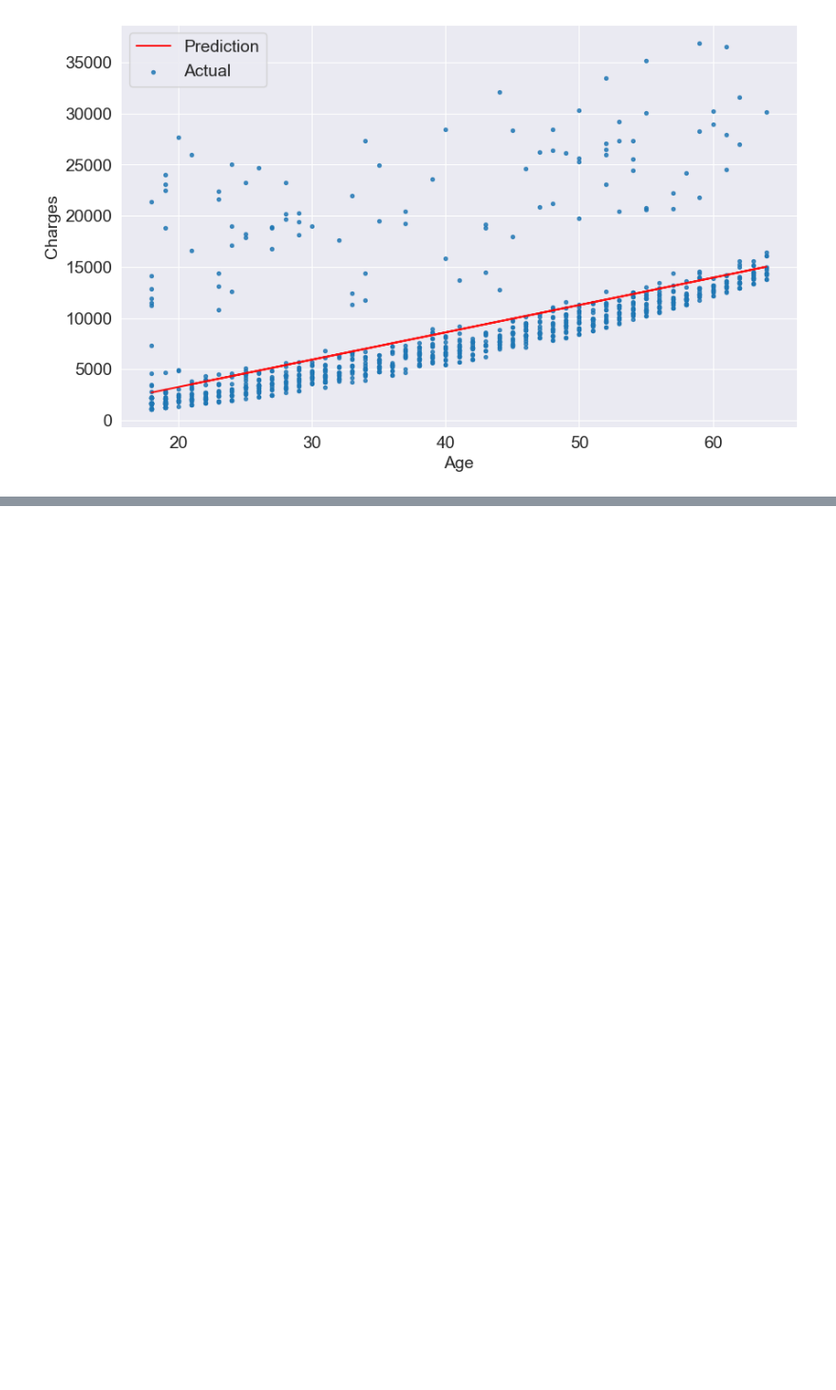
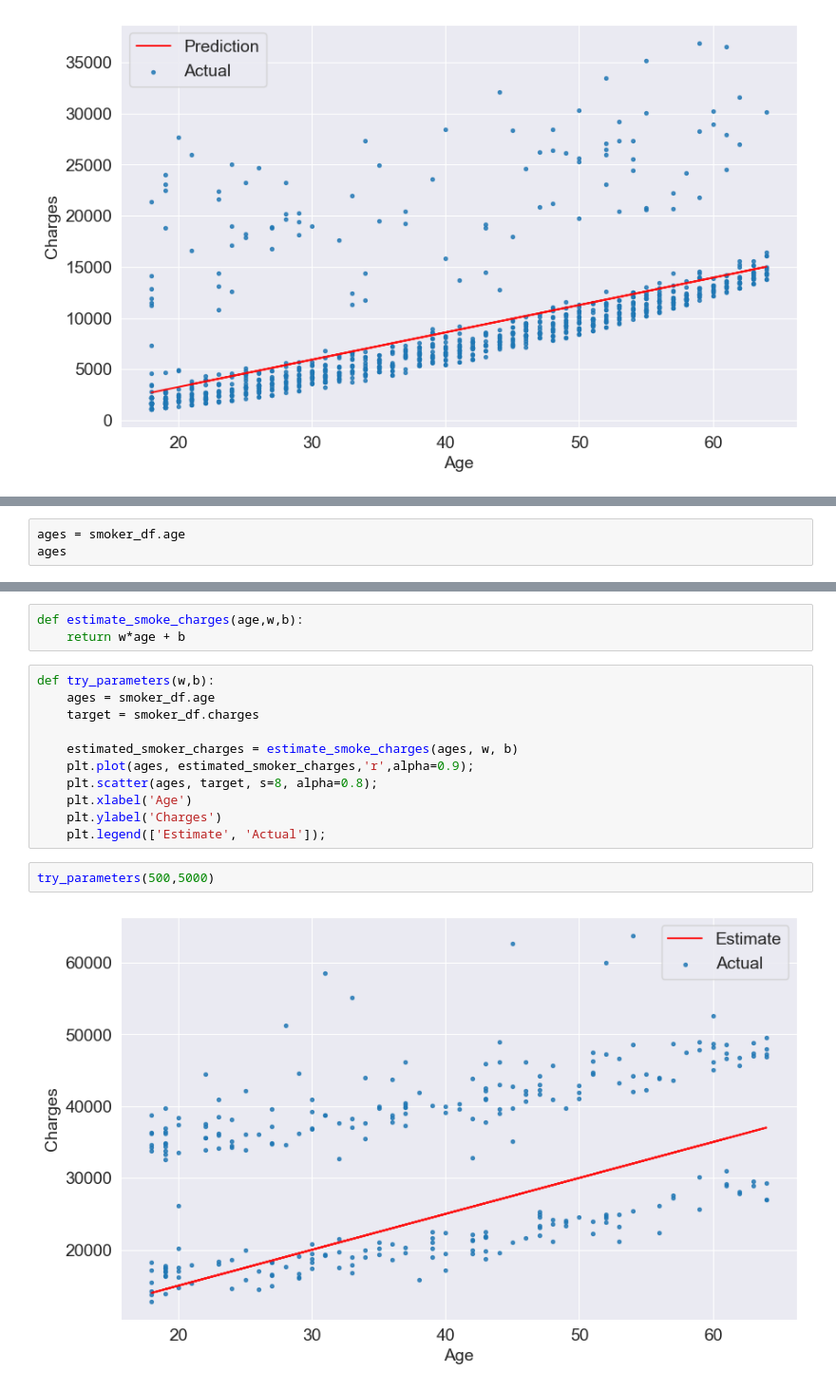
Before and after one commit to Dhruv-Jain31/machine-learning-basics, a Jupyter notebook: linear_regression/code.ipynb, the cells around one changed output, grey strips where cells are left out. Shown at 95% size. Cells and saved outputs as stored; diff of their text form; blank space fills up the shorter version.

```diff
--- a/linear_regression/code.ipynb
+++ b/linear_regression/code.ipynb
@@ -862,0 +875,3 @@ RMSE Loss:  4662.505766636395
+# %%
+ages = smoker_df.age
+ages
@@ -862,0 +906,18 @@ RMSE Loss:  4662.505766636395
+# %%
+def estimate_smoke_charges(age,w,b):
+    return w*age + b
+# %%
+def try_parameters(w,b):
+    ages = smoker_df.age
+    target = smoker_df.charges
+
+    estimated_smoker_charges = estimate_smoke_charges(ages, w, b)
+    plt.plot(ages, estimated_smoker_charges,'r',alpha=0.9);
+    plt.scatter(ages, target, s=8, alpha=0.8);
+    plt.xlabel('Age')
+    plt.ylabel('Charges')
+    plt.legend(['Estimate', 'Actual']);
+# %%
+try_parameters(500,5000)
+# %% [output]
+[figure, added]
```
Also changed, not shown: parts of 18 cells of this notebook.
